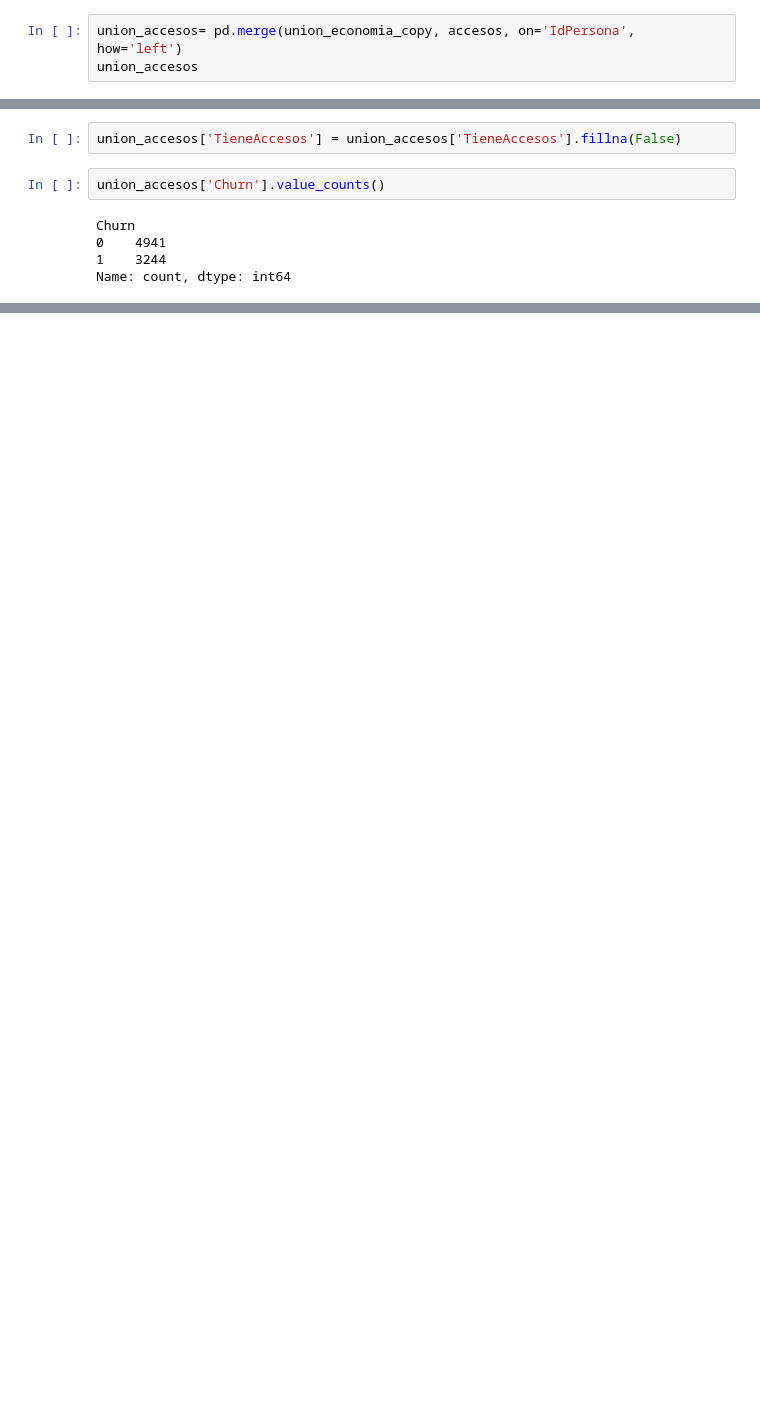
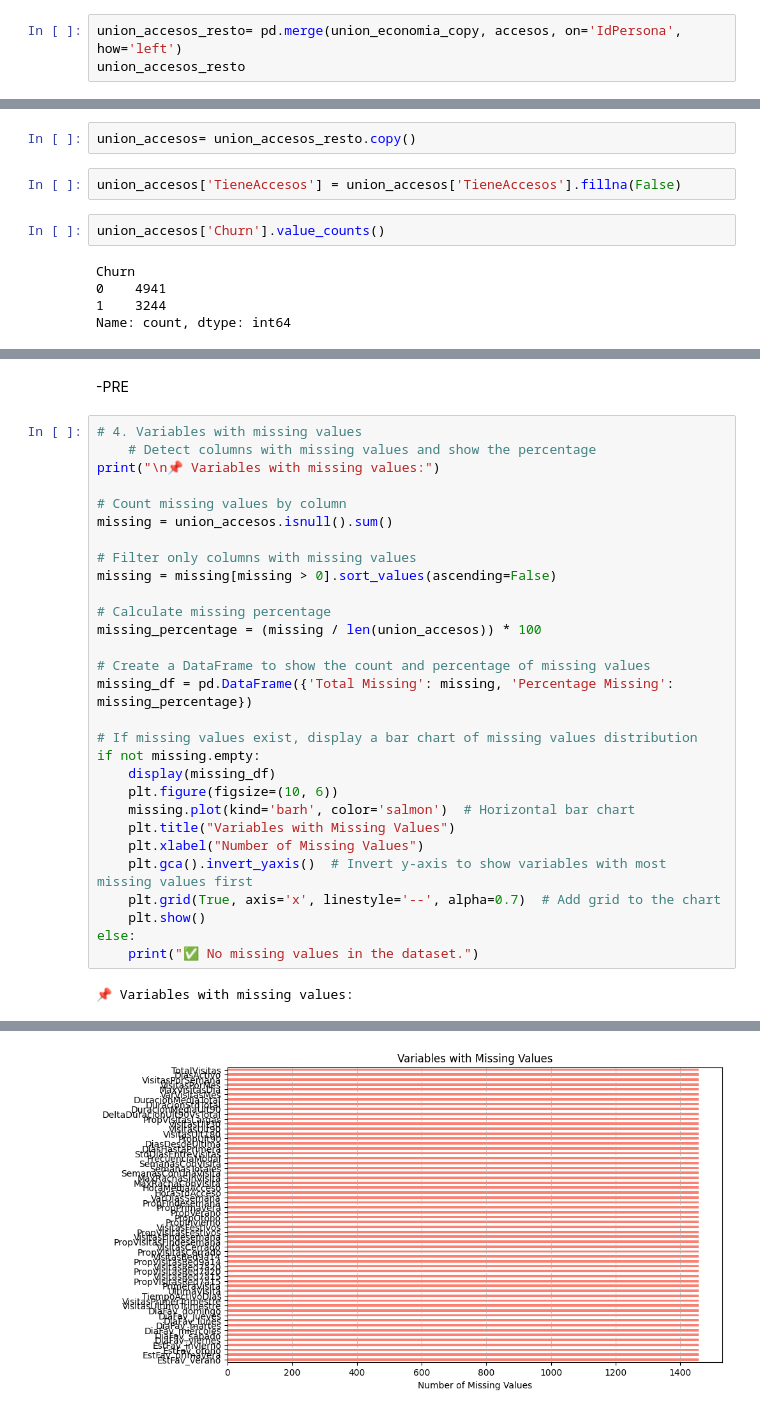
Before and after one commit to CescBlanco/TFM-FINAL, a Jupyter notebook: eda_feature_engineering/archivo_final.ipynb, the cells around one changed output, grey strips where cells are left out. Drawn from its saved outputs; the diff is of its cells as text; blank space fills up the shorter version.

Commit message:
Update: advance notebook and create dataset final pre modelo

```diff
--- a/eda_feature_engineering/archivo_final.ipynb
+++ b/eda_feature_engineering/archivo_final.ipynb
@@ -606,8 +606,8 @@ accesos['TieneAccesos'] = True
 # %% [markdown]
 #### UNIÓN DATAFRAMES POR ID DE PERSONA
 # %%
-union_accesos= pd.merge(union_economia_copy, accesos, on='IdPersona', how='left')
-union_accesos
+union_accesos_resto= pd.merge(union_economia_copy, accesos, on='IdPersona', how='left')
+union_accesos_resto
 # %% [output]
 |  | IdPersona | Edad | Sexo_Mujer | Churn | AntiguedadAños | TipoUltimoAbono | Irregularidad_ActivoIrregular | ... |
 | 0 | 334 | 82.0 | False | 0 | 69.81 | AVET | True | ... |
@@ -625,3 +707,5 @@ union_accesos
+# %%
+union_accesos= union_accesos_resto.copy()
 # %%
 union_accesos['TieneAccesos'] = union_accesos['TieneAccesos'].fillna(False)
 # %%
@@ -633,0 +720,33 @@ Name: count, dtype: int64
+# %% [markdown]
+-PRE
+# %%
+# 4. Variables with missing values
+    # Detect columns with missing values and show the percentage
+print("\n📌 Variables with missing values:")
+
+# Count missing values by column
+missing = union_accesos.isnull().sum()
+
+# Filter only columns with missing values
+missing = missing[missing > 0].sort_values(ascending=False)
+
+# Calculate missing percentage
+missing_percentage = (missing / len(union_accesos)) * 100
+
+# Create a DataFrame to show the count and percentage of missing values
+missing_df = pd.DataFrame({'Total Missing': missing, 'Percentage Missing': missing_percentage})
+
+# If missing values exist, display a bar chart of missing values distribution
+if not missing.empty:
+    display(missing_df)
+    plt.figure(figsize=(10, 6))
+    missing.plot(kind='barh', color='salmon')  # Horizontal bar chart
+    plt.title("Variables with Missing Values")
+    plt.xlabel("Number of Missing Values")
+    plt.gca().invert_yaxis()  # Invert y-axis to show variables with most missing values first
+    plt.grid(True, axis='x', linestyle='--', alpha=0.7)  # Add grid to the chart
+    plt.show()
+else:
+    print("✅ No missing values in the dataset.")
+# %% [output]
+📌 Variables with missing values:
@@ -633,0 +770 @@ Name: count, dtype: int64
+[figure, added]
```
Also changed, not shown: parts of 37 cells of this notebook, 1 other file.
